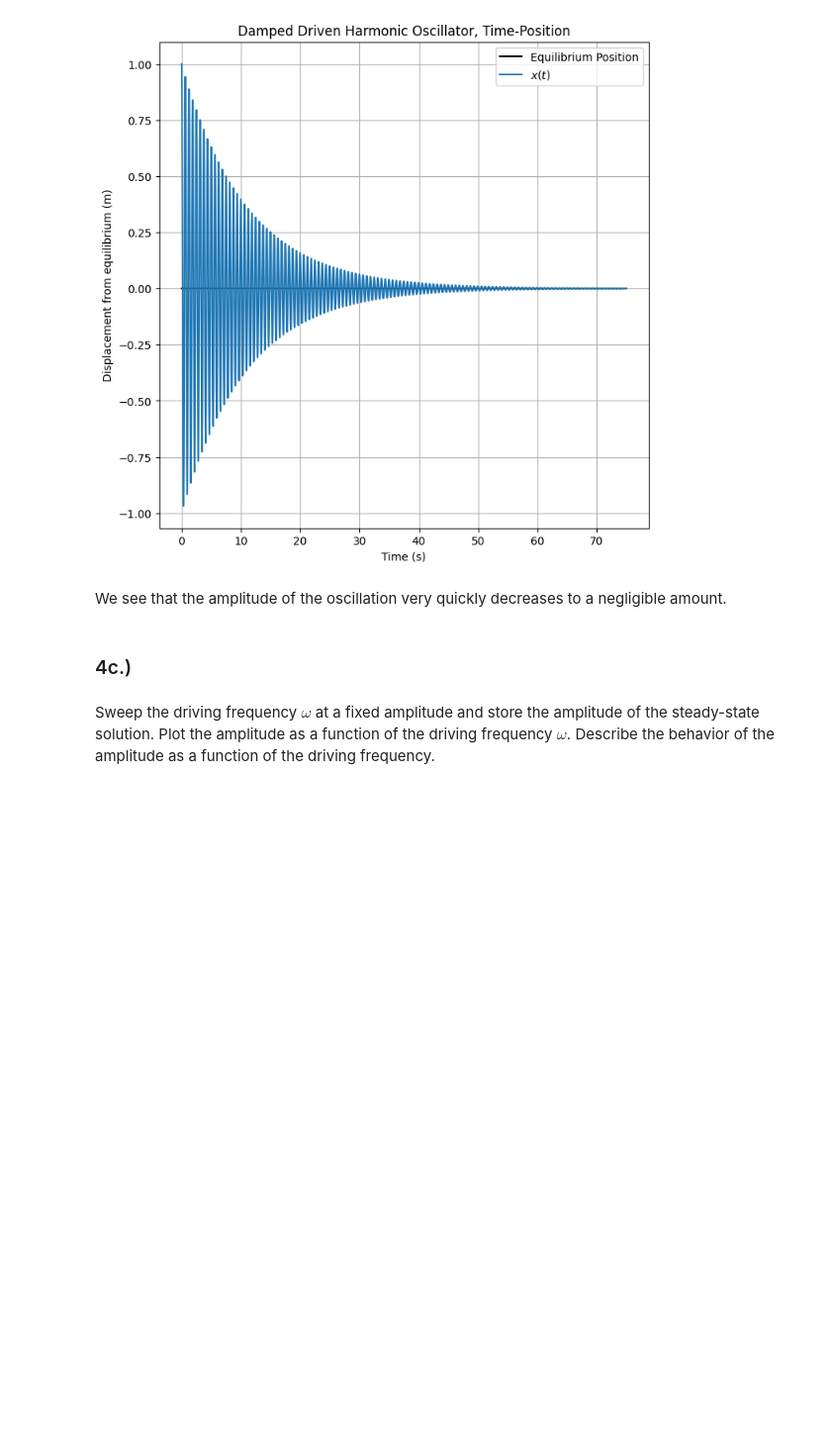
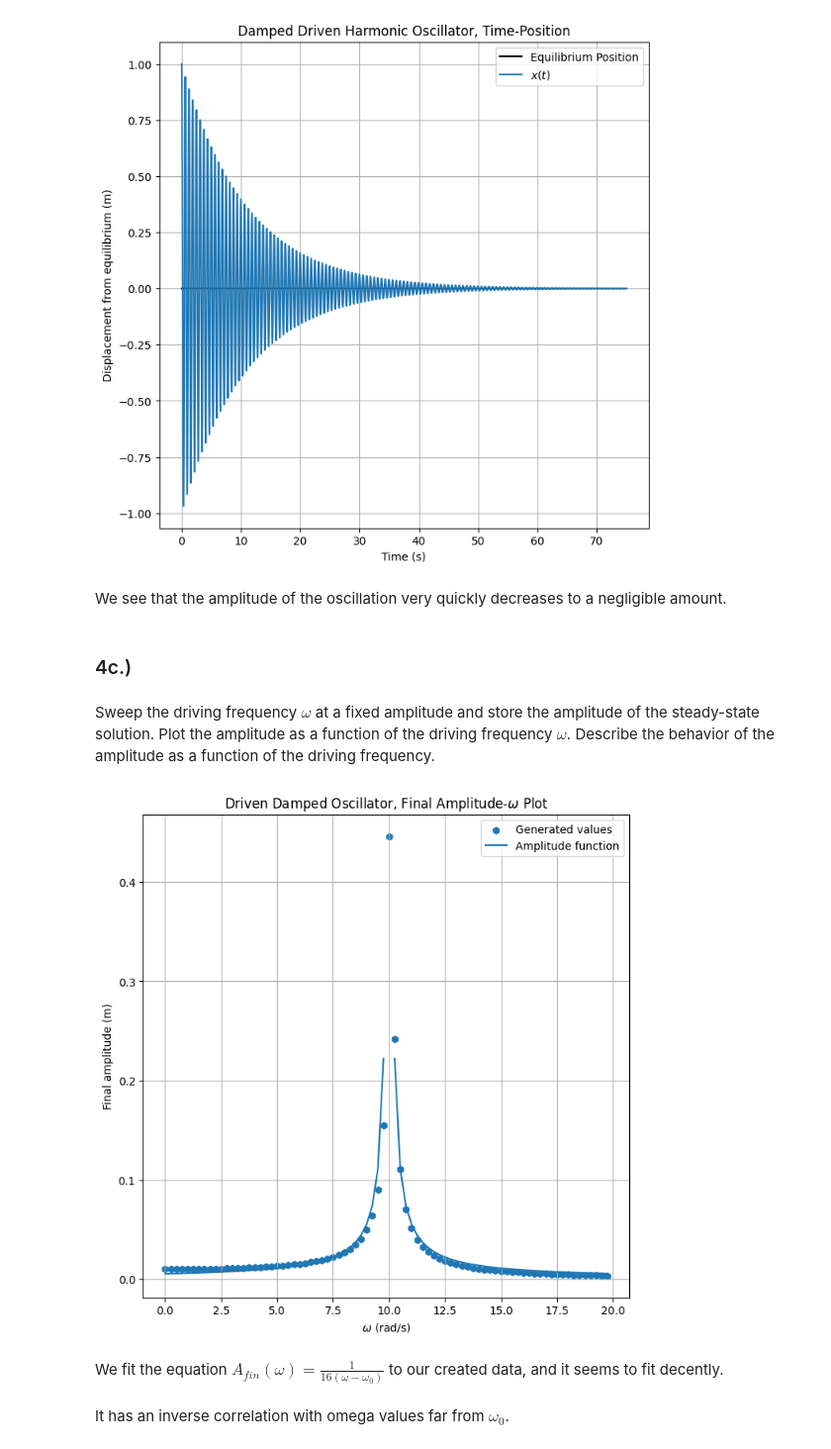
Before and after one commit to BruhddyTheThird/ProfCPisGoatedLib, a Jupyter notebook: HW VII.ipynb, the cells around one changed output. Shown at 99% size. Saved outputs shown, nothing was run; the diff lists cells and outputs as text; code cells hidden in the pictures; blank space fills up the shorter version.

```diff
--- a/HW VII.ipynb
+++ b/HW VII.ipynb
@@ -167,11 +167,30 @@ We see that the amplitude of the oscillation very quickly decreases to a negligi
 # %% [markdown]
 Sweep the driving frequency $\omega$ at a fixed amplitude and store the amplitude of the steady-state solution. Plot the amplitude as a function of the driving frequency $\omega$. Describe the behavior of the amplitude as a function of the driving frequency.
 # %%
-domega = 0.5 #we take this much space between omega values
+domega = 0.25 #we take this much space between omega values
 omega = np.arange(0,20,domega) #make the array
 amp_val = np.zeros(omega.shape) #initialize an array for amplitudes of the same size as omega.
 t_f = 200
 for i in range(0,len(omega)):
-    fargs_i = (omega,f_0,beta,omega_0)
-    t,x,v = RK2O_t_dep(x_0,v_0,t_0,t_f,dt,DampedDrivenOscillatorAcc,fargs_i)
-    amp_val[i] = np.max(x[8000:])
+    fargs_i = (omega[i],f_0,beta,omega_0) # take the i-th value of omega
+    t,x,v = RK2O_t_dep(x_0,v_0,t_0,t_f,dt,DampedDrivenOscillatorAcc,fargs_i) #call our function
+    amp_val[i] = np.max(x[8000:]) #make the i-th value of the amplitude the maximum position after 160 seconds
+# %%
+func_aray = (1/18) * np.abs(1/(omega-10))
+fig, ax = plt.subplots(1,1,figsize=(8,8))
+
+ax.scatter(omega,amp_val, label="Generated values",marker="h")
+ax.plot(omega,func_aray,label="Amplitude function")
+ax.set_xlabel(r"$\omega$ (rad/s)")
+ax.set_ylabel(r"Final amplitude (m)")
+ax.set_title(r"Driven Damped Oscillator, Final Amplitude-$\omega$ Plot")
+ax.grid()
+ax.legend()
+
+plt.show()
+# %% [output]
+[figure, added]
+# %% [markdown]
+We fit the equation $A_{fin}(\omega) = \frac{1}{16(\omega - \omega_0)}$ to our created data, and it seems to fit decently.
+# %% [markdown]
+It has an inverse correlation with omega values far from $\omega_0$.
```
